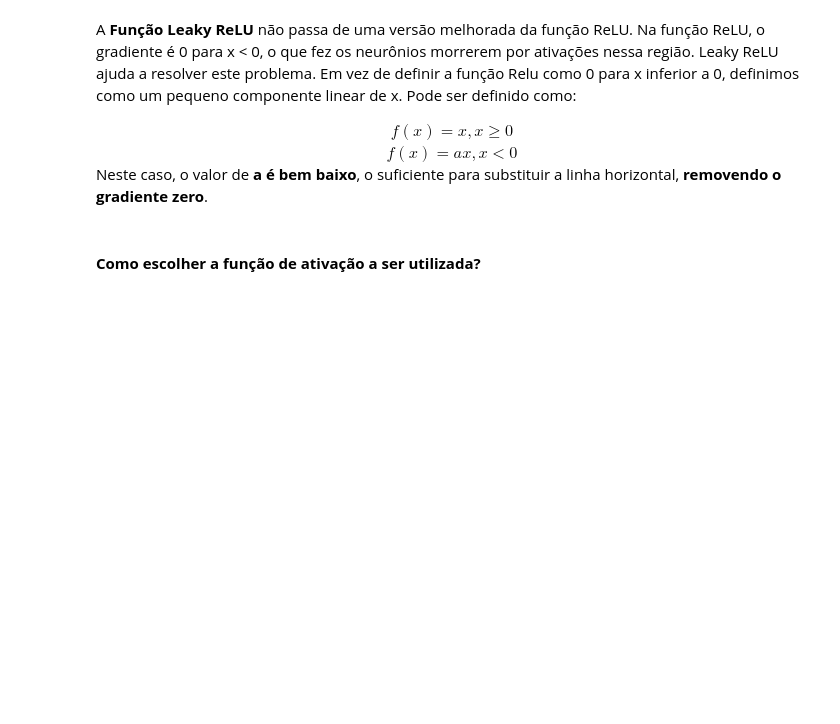
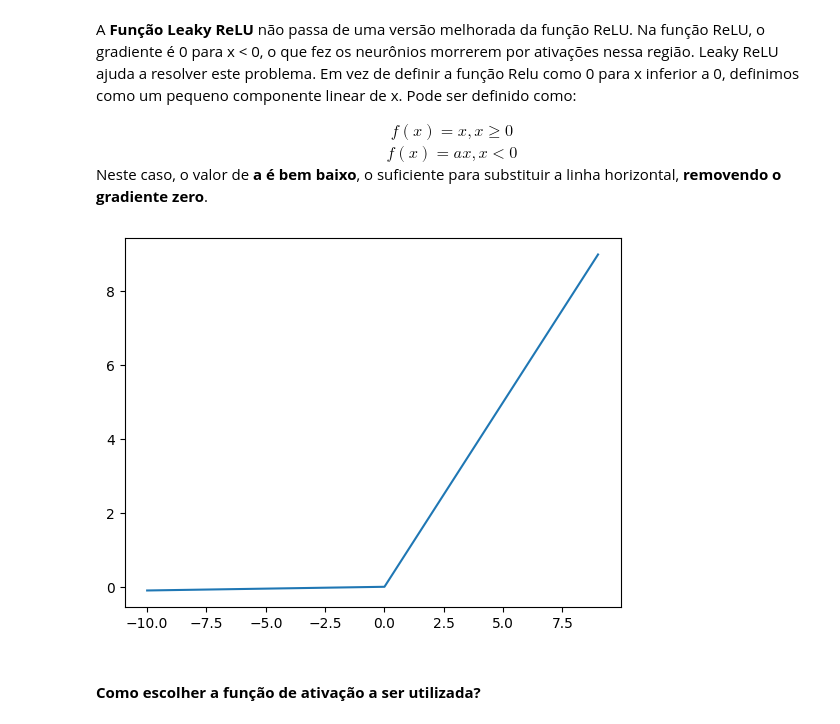
Before and after one commit to Joaohsd/artificial-intelligence, a Jupyter notebook: Materiais/Notebooks/Conceitos/DeepLearningIntroduction.ipynb, the cells around one changed output. Saved outputs shown, nothing was run; the diff lists cells and outputs as text; code cells hidden in the pictures; blank space fills up the shorter version.

```diff
--- a/Materiais/Notebooks/Conceitos/DeepLearningIntroduction.ipynb
+++ b/Materiais/Notebooks/Conceitos/DeepLearningIntroduction.ipynb
@@ -219,6 +219,25 @@ A **Função Leaky ReLU** não passa de uma versão melhorada da função ReLU.
 </center>
 
 Neste caso, o valor de **a é bem baixo**, o suficiente para substituir a linha horizontal, **removendo o gradiente zero**.
+# %%
+# example plot for the relu activation function
+from matplotlib import pyplot
+
+# leaky rectified linear function
+def rectified(x, a):
+    return (x if x>=0 else a*x)
+
+# define 'a' constant
+a = 0.01
+# define input data
+inputs = [x for x in range(-10, 10)]
+# calculate outputs
+outputs = [rectified(x,a) for x in inputs]
+# plot inputs vs outputs
+pyplot.plot(inputs, outputs)
+pyplot.show()
+# %% [output]
+[figure, added]
 # %% [markdown]
 #### **Como escolher a função de ativação a ser utilizada?**
 # %% [markdown]
```
